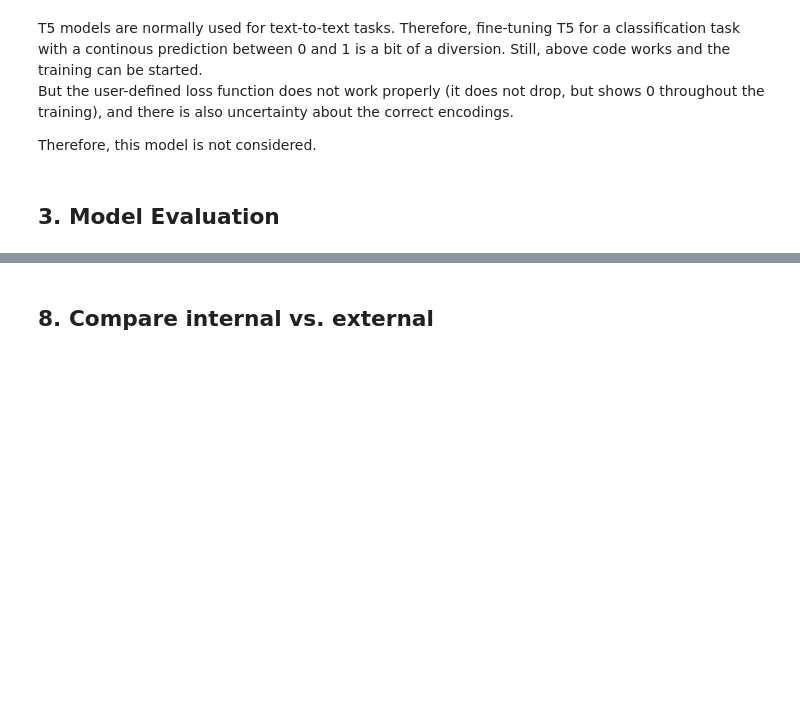
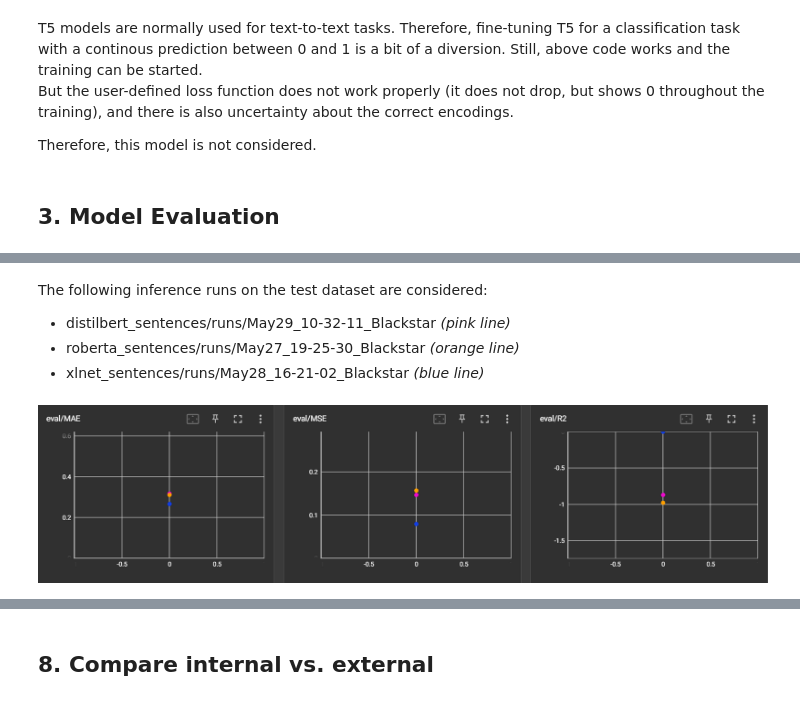
Before and after one commit to syX113/hslu-nlp, a Jupyter notebook: stage3/03-train-classifier.ipynb, the cells around one changed output, grey strips where cells are left out. Saved outputs shown, nothing was run; the diff lists cells and outputs as text; code cells hidden in the pictures; blank space fills up the shorter version.

Commit message:
added model evaluation and inference results

```diff
--- a/stage3/03-train-classifier.ipynb
+++ b/stage3/03-train-classifier.ipynb
@@ -941,0 +807,10 @@ Load Tensorboard to inspect the metrics.
+# %% [markdown]
+The following inference runs on the test dataset are considered:
+- distilbert_sentences/runs/May29_10-32-11_Blackstar *(pink line)*
+- roberta_sentences/runs/May27_19-25-30_Blackstar *(orange line)*
+- xlnet_sentences/runs/May28_16-21-02_Blackstar *(blue line)*
+# %%
+# Display evaluation metrics on test dataset (screenshot from Tensorboard)
+display(Image(filename='./media/inference_metrics.png'))
+# %% [output]
+[figure, added]
```
Also changed, not shown: parts of 66 cells of this notebook, 12 other files.
